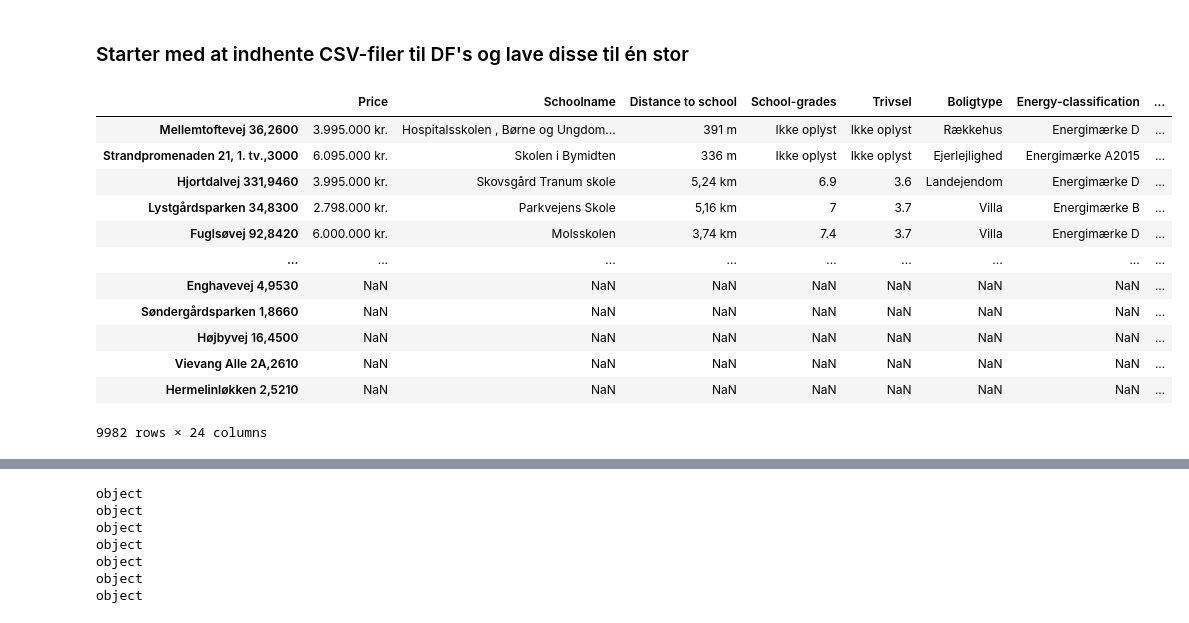
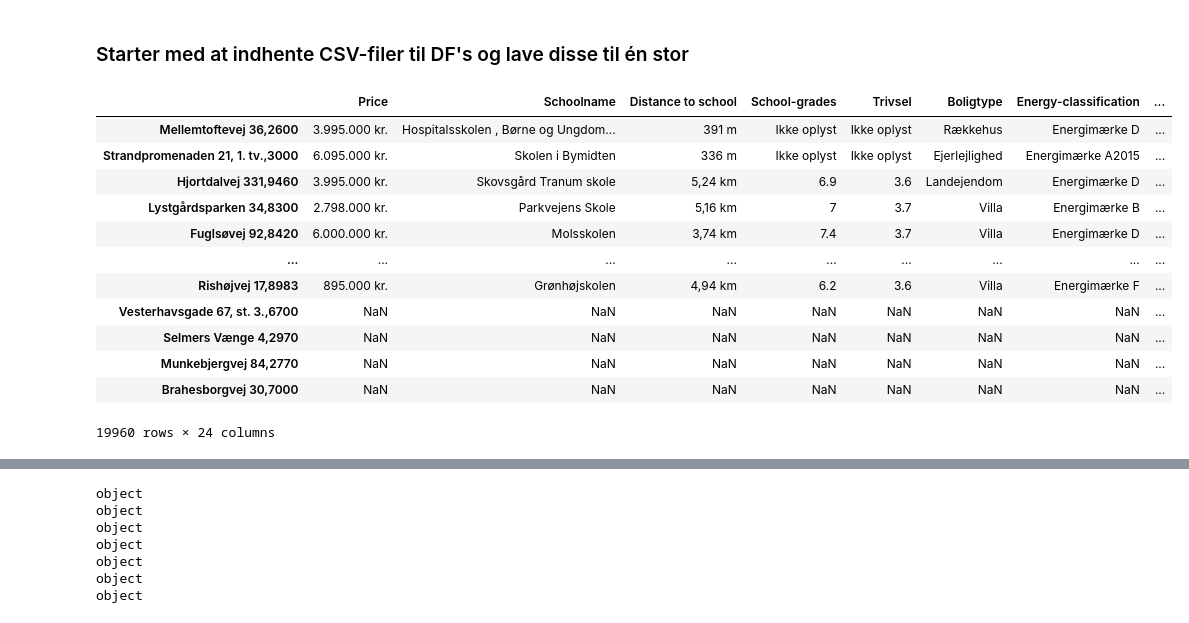
Before and after one commit to matliras/Sommerskole7, a Jupyter notebook: Eksamensprojekt/Databehandling_Mathias.ipynb, the cells around one changed output, grey strips where cells are left out. Saved outputs shown, nothing was run; the diff lists cells and outputs as text; code cells hidden in the pictures.

```diff
--- a/Eksamensprojekt/Databehandling_Mathias.ipynb
+++ b/Eksamensprojekt/Databehandling_Mathias.ipynb
@@ -32,31 +32,38 @@ import numpy as np
 import re
 # %%
 pd.set_option('display.max_colwidth', None)
-csv_files = ['rawdata/index_0_1000.csv', 'rawdata/index_1000_2000.csv', 'rawdata/index_2000_3000.csv', 'rawdata/index_3000_4000.csv', 'rawdata/index_4000_5000.csv', 'rawdata/index_5000_6000.csv', 'rawdata/index_6000_7000.csv','rawdata/index_7000_8000.csv', 'rawdata/index_8000_9000.csv', 'rawdata/index_9000_10000.csv']
+csv_files = ['rawdata/index_0_1000.csv',
+             'rawdata/index_1000_2000.csv', 'rawdata/index_2000_3000.csv', 'rawdata/index_3000_4000.csv',
+             'rawdata/index_4000_5000.csv', 'rawdata/index_5000_6000.csv', 'rawdata/index_6000_7000.csv',
+             'rawdata/index_7000_8000.csv', 'rawdata/index_8000_9000.csv', 'rawdata/index_9000_10000.csv',
+            'rawdata/index_10000_11000.csv', 'rawdata/index_11000_12000.csv', 'rawdata/index_12000_13000.csv',
+            'rawdata/index_13000_14000.csv', 'rawdata/index_14000_15000.csv', 'rawdata/index_15000_16000.csv',
+            'rawdata/index_16000_17000.csv', 'rawdata/index_17000_18000.csv', 'rawdata/index_18000_19000.csv',
+            'rawdata/index_19000_20000.csv']
 dataframes = []
 
 for file in csv_files:
     df = pd.read_csv(file)
     dataframes.append(df)
 
 combined_df = pd.concat(dataframes, ignore_index=False)
 combined_df.set_index('Unnamed: 0', inplace=True)
 combined_df.index.name = None
 combined_df
 # %% [output]
 |  | Price | Schoolname | Distance to school | School-grades | Trivsel | Boligtype | Energy-classification | ... |
 | Mellemtoftevej 36,2600 | 3.995.000 kr. | Hospitalsskolen , Børne og Ungdom... | 391 m | Ikke oplyst | Ikke oplyst | Rækkehus | Energimærke D | ... |
 | Strandpromenaden 21, 1. tv.,3000 | 6.095.000 kr. | Skolen i Bymidten | 336 m | Ikke oplyst | Ikke oplyst | Ejerlejlighed | Energimærke A2015 | ... |
 | Hjortdalvej 331,9460 | 3.995.000 kr. | Skovsgård Tranum skole | 5,24 km | 6.9 | 3.6 | Landejendom | Energimærke D | ... |
 | Lystgårdsparken 34,8300 | 2.798.000 kr. | Parkvejens Skole | 5,16 km | 7 | 3.7 | Villa | Energimærke B | ... |
 | Fuglsøvej 92,8420 | 6.000.000 kr. | Molsskolen | 3,74 km | 7.4 | 3.7 | Villa | Energimærke D | ... |
 | ... | ... | ... | ... | ... | ... | ... | ... | ... |
-| Enghavevej 4,9530 | NaN | NaN | NaN | NaN | NaN | NaN | NaN | ... |
-| Søndergårdsparken 1,8660 | NaN | NaN | NaN | NaN | NaN | NaN | NaN | ... |
-| Højbyvej 16,4500 | NaN | NaN | NaN | NaN | NaN | NaN | NaN | ... |
-| Vievang Alle 2A,2610 | NaN | NaN | NaN | NaN | NaN | NaN | NaN | ... |
-| Hermelinløkken 2,5210 | NaN | NaN | NaN | NaN | NaN | NaN | NaN | ... |
+| Rishøjvej 17,8983 | 895.000 kr. | Grønhøjskolen | 4,94 km | 6.2 | 3.6 | Villa | Energimærke F | ... |
+| Vesterhavsgade 67, st. 3.,6700 | NaN | NaN | NaN | NaN | NaN | NaN | NaN | ... |
+| Selmers Vænge 4,2970 | NaN | NaN | NaN | NaN | NaN | NaN | NaN | ... |
+| Munkebjergvej 84,2770 | NaN | NaN | NaN | NaN | NaN | NaN | NaN | ... |
+| Brahesborgvej 30,7000 | NaN | NaN | NaN | NaN | NaN | NaN | NaN | ... |
-9982 rows × 24 columns
+19960 rows × 24 columns
 # %%
 #Sorterer alt data med fejl i pris fra:
 #Gemmer missing data i en dataframe
```
Also changed, not shown: parts of 7 cells of this notebook, 3 other files.
